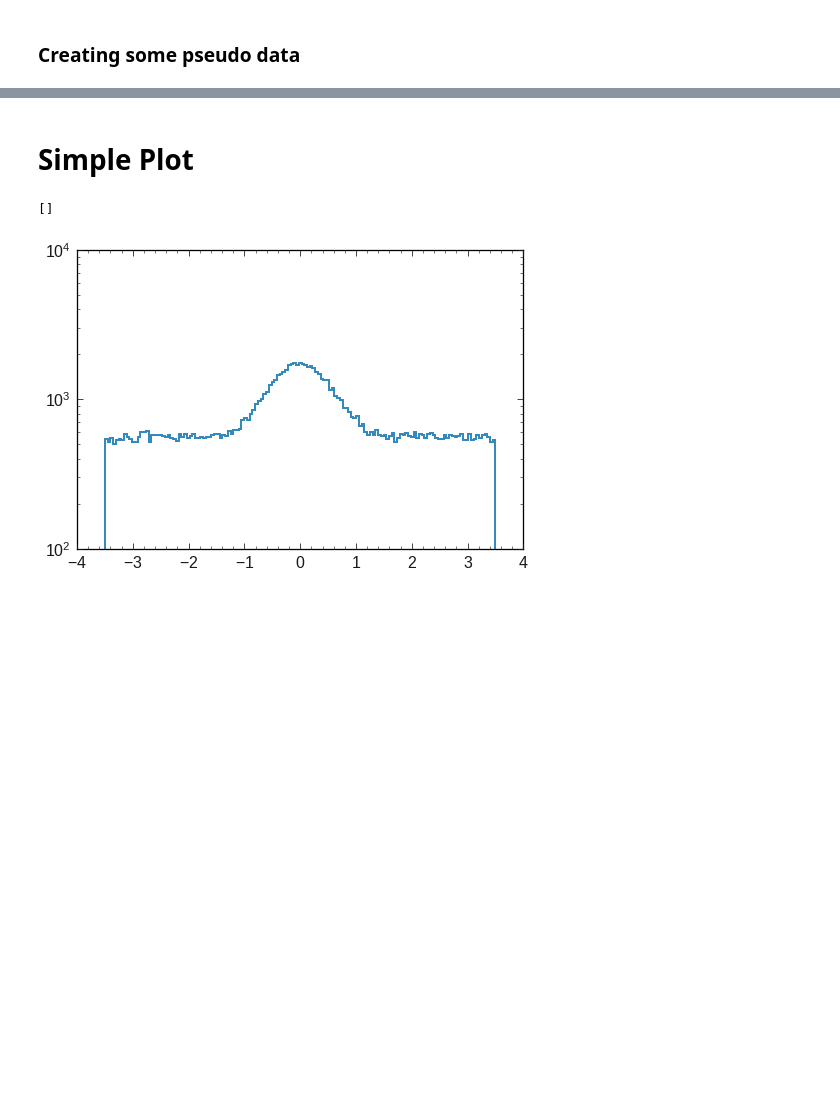
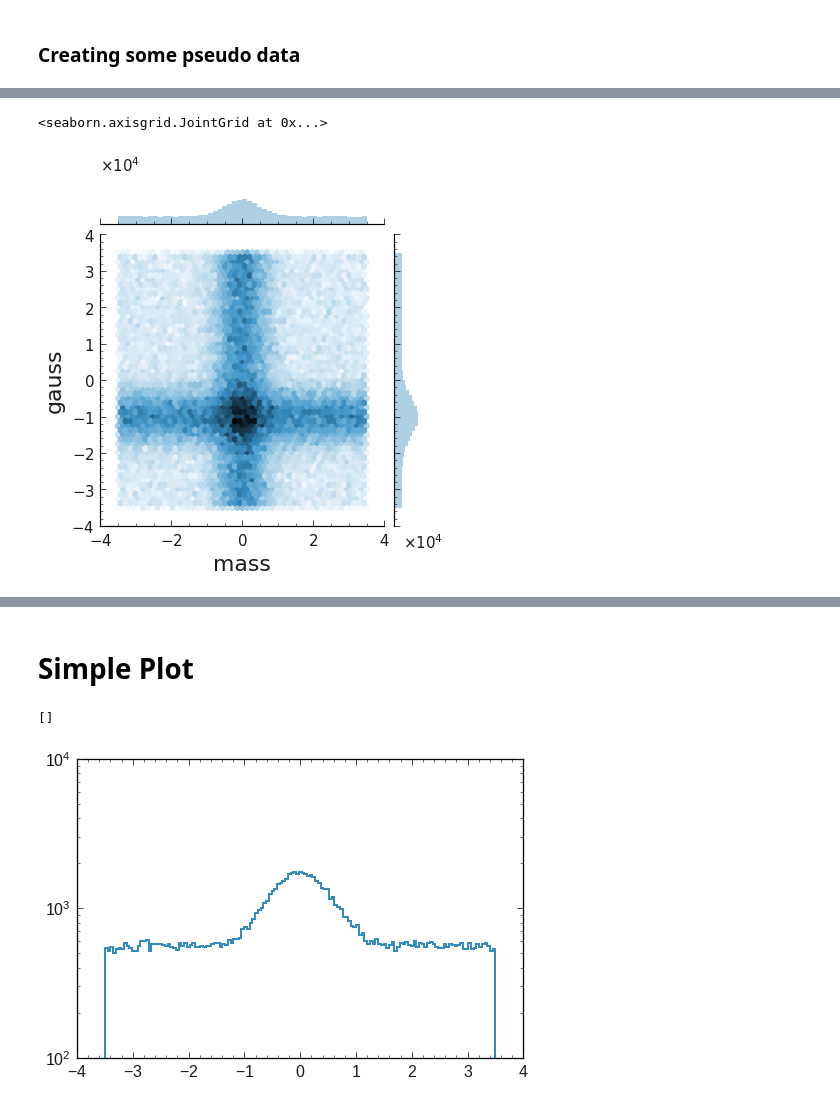
Before and after one commit to simonUU/b2plot, a Jupyter notebook: examples/Introduction.ipynb, the cells around one changed output, grey strips where cells are left out. Drawn from its saved outputs; the diff is of its cells as text; code cells hidden in the pictures; blank space fills up the shorter version.

```diff
--- a/examples/Introduction.ipynb
+++ b/examples/Introduction.ipynb
@@ -65,0 +48,5 @@ df1 = pd.DataFrame(df1)
+# %%
+sns.jointplot(df.mass, df.gauss, kind='hex')
+# %% [output]
+<seaborn.axisgrid.JointGrid at 0x...>
+[figure, added]
```
Also changed, not shown: parts of 10 cells of this notebook, 2 other files.
